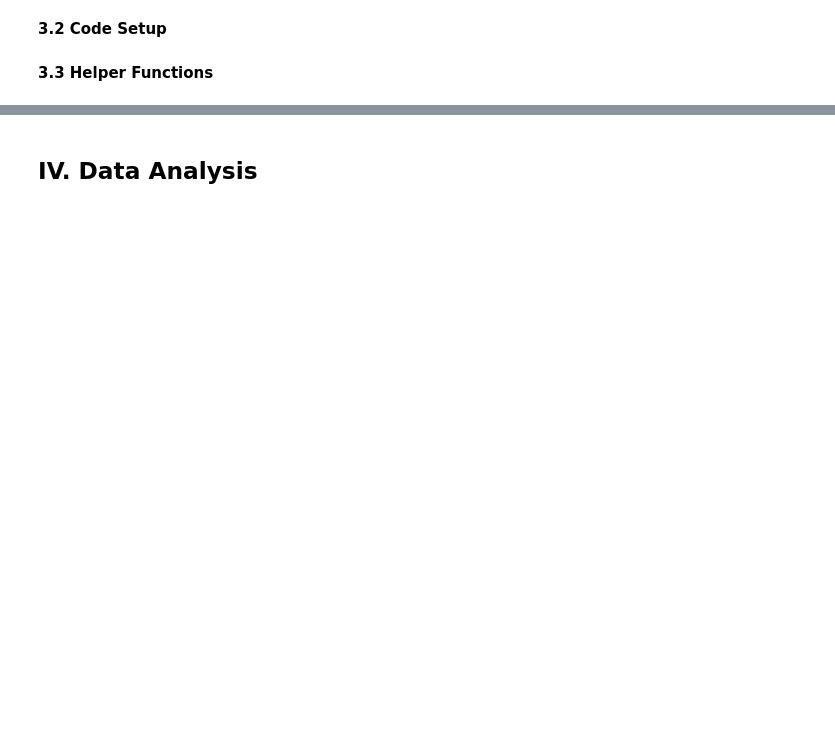
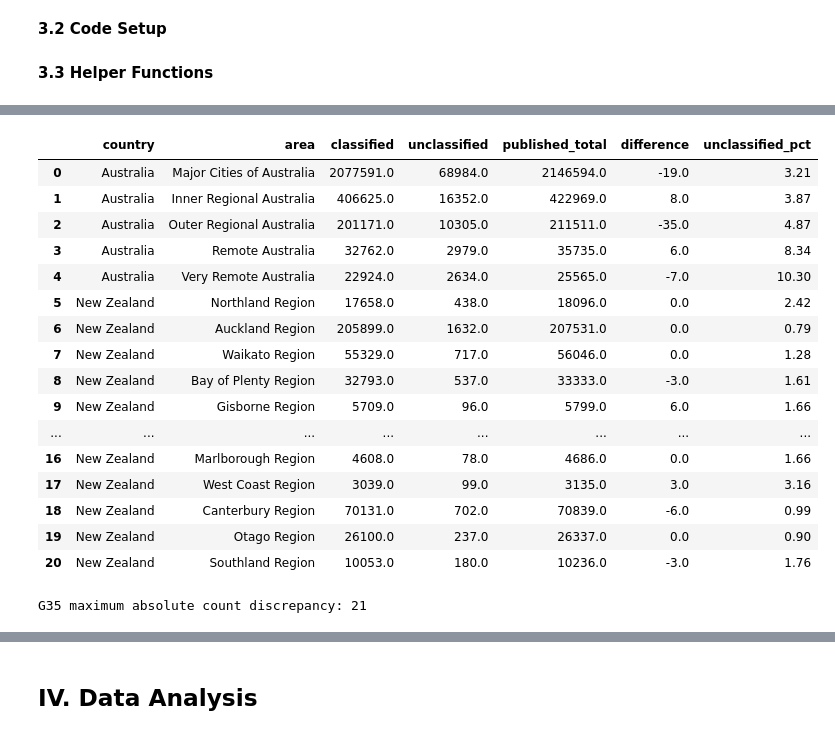
Before and after one commit to Xeropyt/household_census, a Jupyter notebook: CITS2402-Project-25106808-24201847-24243009.ipynb, the cells around one changed output, grey strips where cells are left out. Saved outputs shown, nothing was run; the diff lists cells and outputs as text; code cells hidden in the pictures; blank space fills up the shorter version.

```diff
--- a/CITS2402-Project-25106808-24201847-24243009.ipynb
+++ b/CITS2402-Project-25106808-24201847-24243009.ipynb
@@ -285,0 +281,16 @@ display(nz_rent.head())
+# %%
+group_columns = ["Num_Psns_UR_2_NonFamHhold", "Num_Psns_UR_3_NonFamHhold",
+                 "Num_Psns_UR_4_NonFamHhold", "Num_Psns_UR_5_NonFamHhold",
+                 "Num_Psns_UR_6mo_NonFamHhold"]
+household_columns = ["Total_FamHhold", "Num_Psns_UR_1_NonFamHhold", "Total_Total"] + group_columns
+household_counts = sum_remoteness_classes(household_raw, household_columns)
+
+au_households = pd.DataFrame({
+    "Family households": household_counts["Total_FamHhold"],
+    "Lone-person households": household_counts["Num_Psns_UR_1_NonFamHhold"],
+    "Group households": household_counts[group_columns].sum(axis=1)
+})
+# div(..., axis=0) divides each row by its own classified household total.
+au_household_percentages = 100 * au_households.div(au_households.sum(axis=1), axis=0)
+print("Australian household composition (%), all tenures; not rent-by-type data")
+display(au_household_percentages.round(1))
@@ -395,0 +436,44 @@ display(small_groups.style.format({"households": "{:,.0f}"}).hide(axis="index")
+# %%
+au_check = pd.DataFrame({
+    "country": "Australia", "area": au_area_counts.index,
+    "classified": au_area_counts[list(AU_RENT_COLUMNS)].sum(axis=1).to_numpy(),
+    "unclassified": au_area_counts["Rent_ns_Tot"].to_numpy(),
+    "published_total": au_area_counts["Tot_Tot"].to_numpy()
+})
+nz_check = pd.DataFrame({
+    "country": "New Zealand", "area": nz_area_counts.index,
+    "classified": nz_area_counts[NZ_RENT_BANDS].sum(axis=1).to_numpy(),
+    "unclassified": nz_area_counts["Not elsewhere included"].to_numpy(),
+    "published_total": nz_area_counts["Total - weekly rent paid by household"].to_numpy()
+})
+rent_checks = pd.concat([au_check, nz_check], ignore_index=True)
+assert rent_checks.notna().all().all() and (rent_checks["published_total"] > 0).all()
+rent_checks["difference"] = rent_checks["classified"] + rent_checks["unclassified"] - rent_checks["published_total"]
+rent_checks["unclassified_pct"] = 100 * rent_checks["unclassified"] / rent_checks["published_total"]
+relative_difference = rent_checks["difference"].abs() / rent_checks["published_total"]
+assert (relative_difference <= 0.01).all(), "Investigate a rent total discrepancy above 1%."
+display(rent_checks.round(2))
+
+# Reconcile G35 separately: it has an all-tenure population, not G40's renting population.
+household_difference = au_households.sum(axis=1) - household_counts["Total_Total"]
+assert (household_difference.abs() / household_counts["Total_Total"] <= 0.01).all()
+print("G35 maximum absolute count discrepancy:", int(household_difference.abs().max()))
+# %% [output]
+|  | country | area | classified | unclassified | published_total | difference | unclassified_pct |
+| 0 | Australia | Major Cities of Australia | 2077591.0 | 68984.0 | 2146594.0 | -19.0 | 3.21 |
+| 1 | Australia | Inner Regional Australia | 406625.0 | 16352.0 | 422969.0 | 8.0 | 3.87 |
+| 2 | Australia | Outer Regional Australia | 201171.0 | 10305.0 | 211511.0 | -35.0 | 4.87 |
+| 3 | Australia | Remote Australia | 32762.0 | 2979.0 | 35735.0 | 6.0 | 8.34 |
+| 4 | Australia | Very Remote Australia | 22924.0 | 2634.0 | 25565.0 | -7.0 | 10.30 |
+| 5 | New Zealand | Northland Region | 17658.0 | 438.0 | 18096.0 | 0.0 | 2.42 |
+| 6 | New Zealand | Auckland Region | 205899.0 | 1632.0 | 207531.0 | 0.0 | 0.79 |
+| 7 | New Zealand | Waikato Region | 55329.0 | 717.0 | 56046.0 | 0.0 | 1.28 |
+| 8 | New Zealand | Bay of Plenty Region | 32793.0 | 537.0 | 33333.0 | -3.0 | 1.61 |
+| 9 | New Zealand | Gisborne Region | 5709.0 | 96.0 | 5799.0 | 6.0 | 1.66 |
+| ... | ... | ... | ... | ... | ... | ... | ... |
+| 16 | New Zealand | Marlborough Region | 4608.0 | 78.0 | 4686.0 | 0.0 | 1.66 |
+| 17 | New Zealand | West Coast Region | 3039.0 | 99.0 | 3135.0 | 3.0 | 3.16 |
+| 18 | New Zealand | Canterbury Region | 70131.0 | 702.0 | 70839.0 | -6.0 | 0.99 |
+| 19 | New Zealand | Otago Region | 26100.0 | 237.0 | 26337.0 | 0.0 | 0.90 |
+| 20 | New Zealand | Southland Region | 10053.0 | 180.0 | 10236.0 | -3.0 | 1.76 |
+G35 maximum absolute count discrepancy: 21
```
Also changed, not shown: parts of 59 cells of this notebook.
